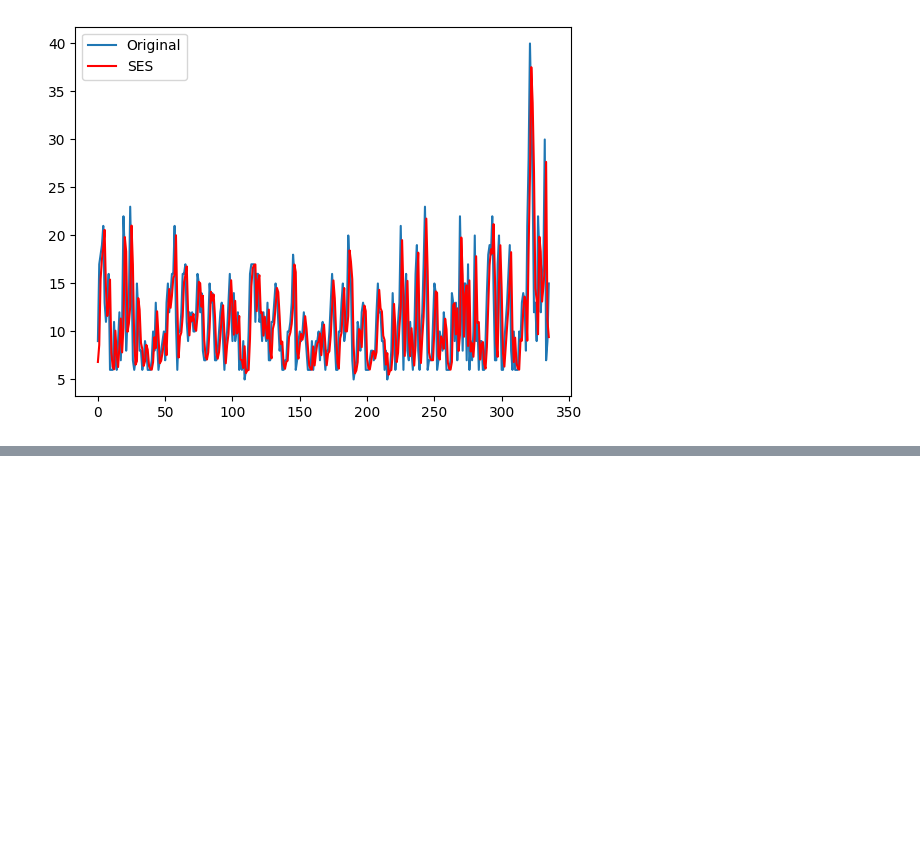
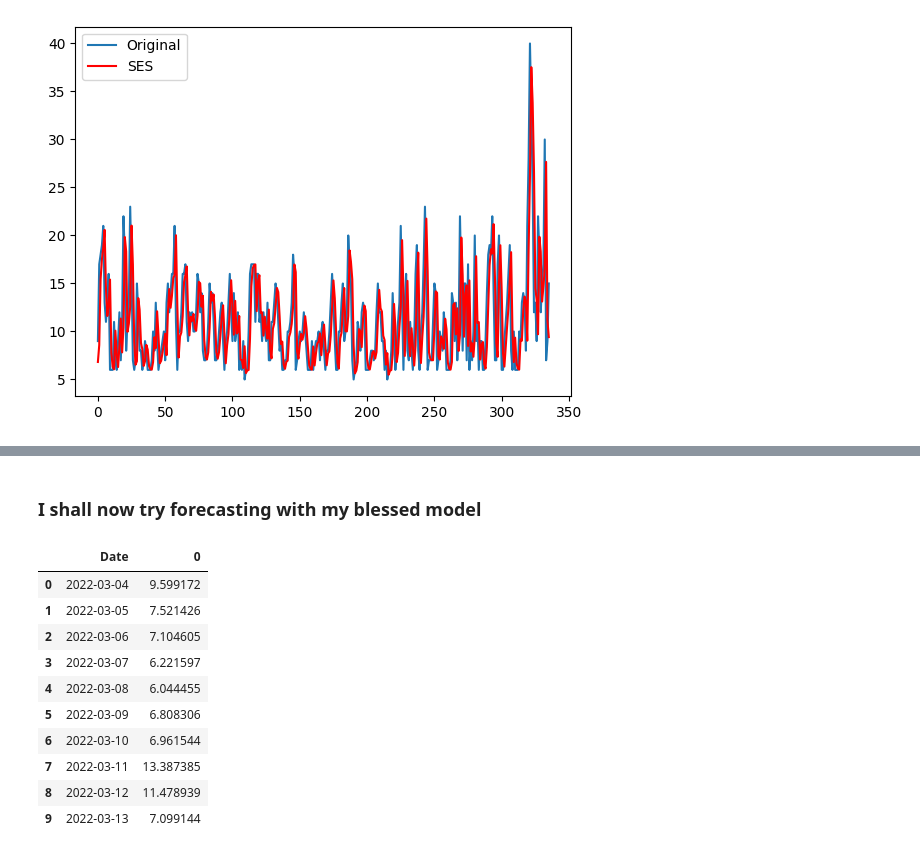
Before and after one commit to rayenamer/PredictiveMaintenance, a Jupyter notebook: TimeSeriesPrediction.ipynb, the cells around one changed output, grey strips where cells are left out. Cells and saved outputs as stored; diff of their text form; code cells hidden in the pictures; blank space fills up the shorter version.

```diff
--- a/TimeSeriesPrediction.ipynb
+++ b/TimeSeriesPrediction.ipynb
@@ -492,0 +512,2 @@ plt.legend()
+# %% [markdown]
+### I shall now try forecasting with my blessed model
@@ -492,0 +520,14 @@ plt.legend()
+# %%
+forecast.head(10)
+# %% [output]
+|  | Date | 0 |
+| 0 | 2022-03-04 | 9.599172 |
+| 1 | 2022-03-05 | 7.521426 |
+| 2 | 2022-03-06 | 7.104605 |
+| 3 | 2022-03-07 | 6.221597 |
+| 4 | 2022-03-08 | 6.044455 |
+| 5 | 2022-03-09 | 6.808306 |
+| 6 | 2022-03-10 | 6.961544 |
+| 7 | 2022-03-11 | 13.387385 |
+| 8 | 2022-03-12 | 11.478939 |
+| 9 | 2022-03-13 | 7.099144 |
```
Also changed, not shown: parts of 9 cells of this notebook, 6 other files.
